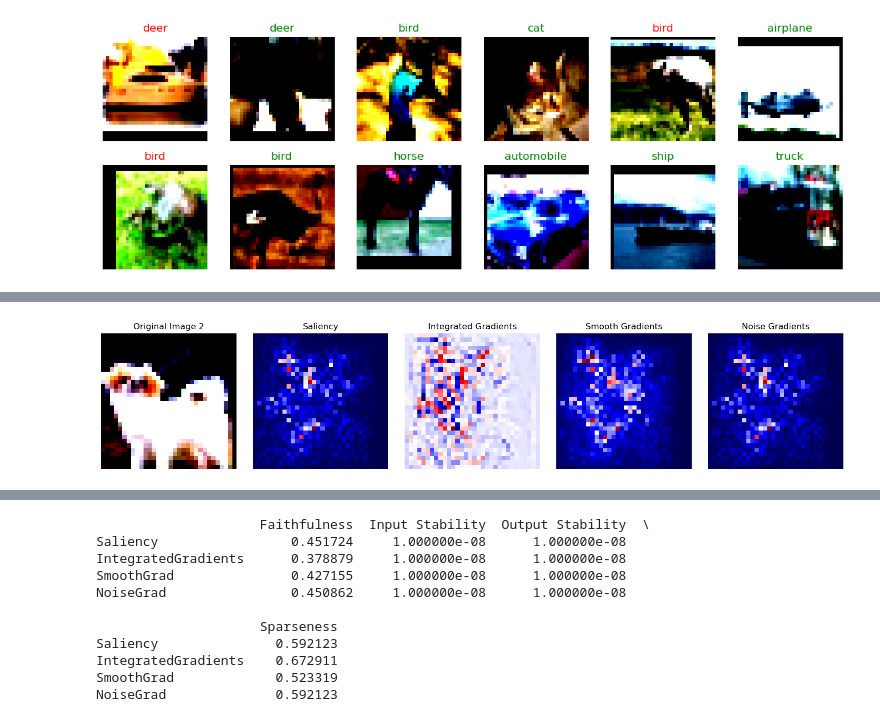
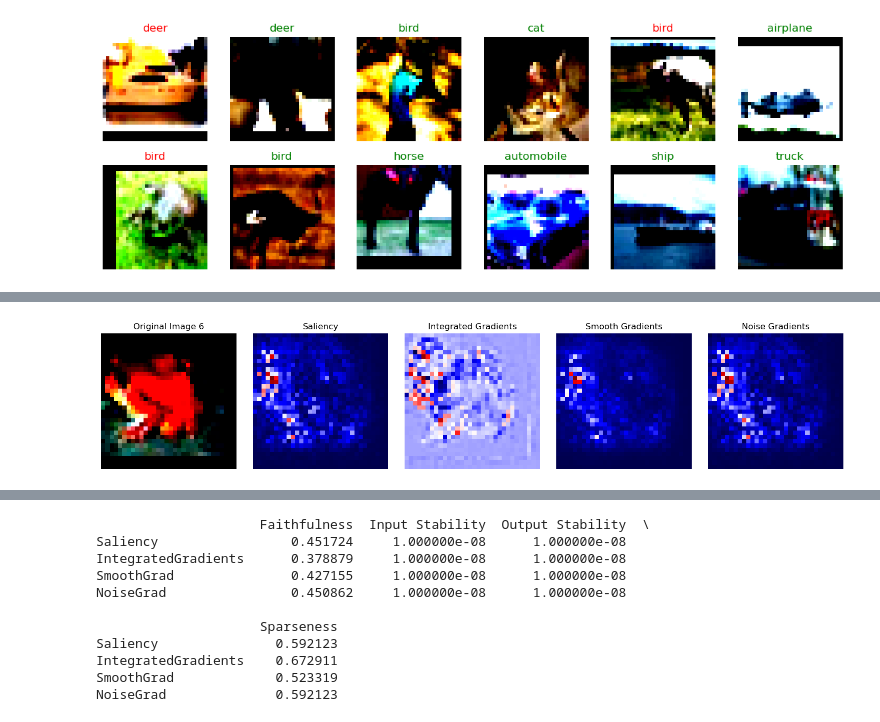
Before and after one commit to sanishsuwal7/ExplainableAI, a Jupyter notebook: VGG-16_adv.ipynb, the cells around one changed output, grey strips where cells are left out. Cells and saved outputs as stored; diff of their text form; code cells hidden in the pictures.

```diff
--- a/VGG-16_adv.ipynb
+++ b/VGG-16_adv.ipynb
@@ -670,12 +677,12 @@ Clipping input data to the valid range for imshow with RGB data ([0..1] for floa
 # %%
 # Plot explanations of normal images!
-index = random.randint(0, len(x_batch)-1)
+index = 5
 nr_images = 3
 fig, axes = plt.subplots(nrows=1, ncols=5, figsize=(nr_images*5, int(nr_images)))
 
 #plot normal
 axes[0].imshow(np.moveaxis(x_batch[index].cpu().numpy(), 0, -1), vmin=0.0, vmax=1.0, cmap="gray")
-axes[0].title.set_text(f"Original Image {y_batch[1].item()}")
+axes[0].title.set_text(f"Original Image {y_batch[index].item()}")
 axes[0].axis("off")
 axes[1].imshow(a_batch_saliency[index], cmap="seismic")
 axes[1].title.set_text(f"Saliency")
@@ -698,4 +705,4 @@ WARNING:matplotlib.image:Clipping input data to the valid range for imshow with
-[figure, old version]
+[figure, new version]
 # %%
 # Or, run quantification analysis!
 import copy
```
Also changed, not shown: parts of 5 cells of this notebook, 2 other files.
